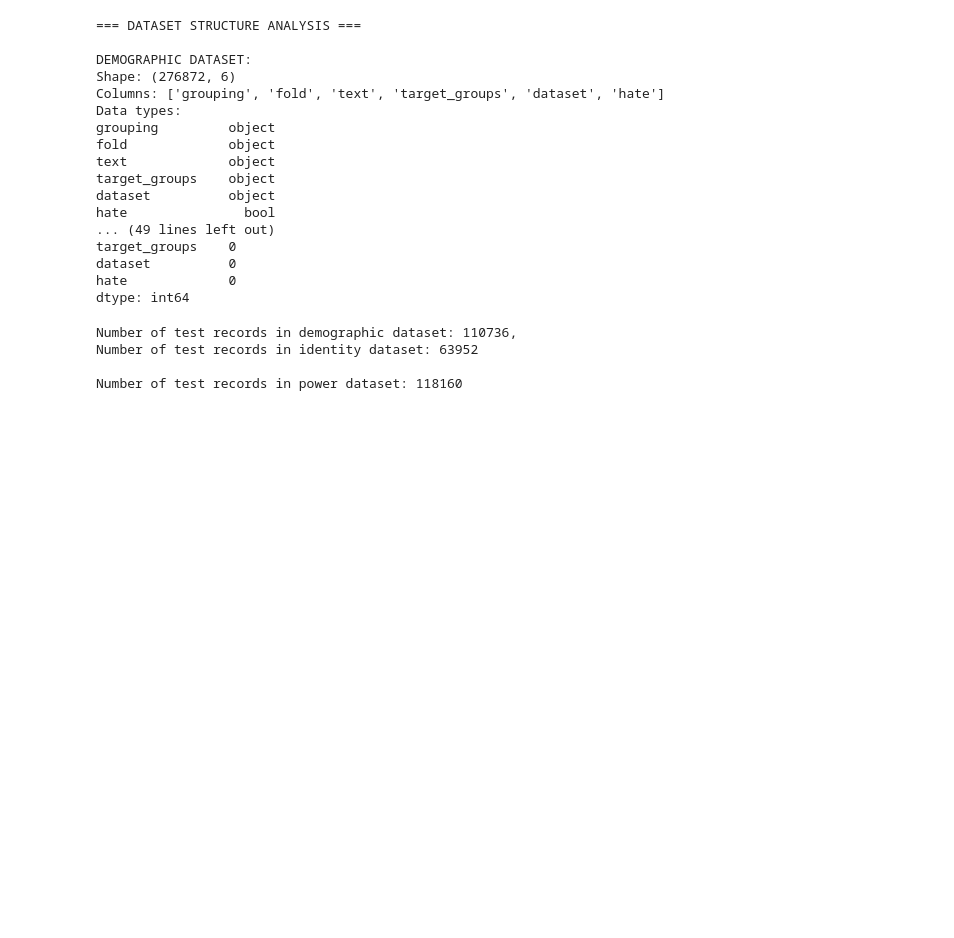
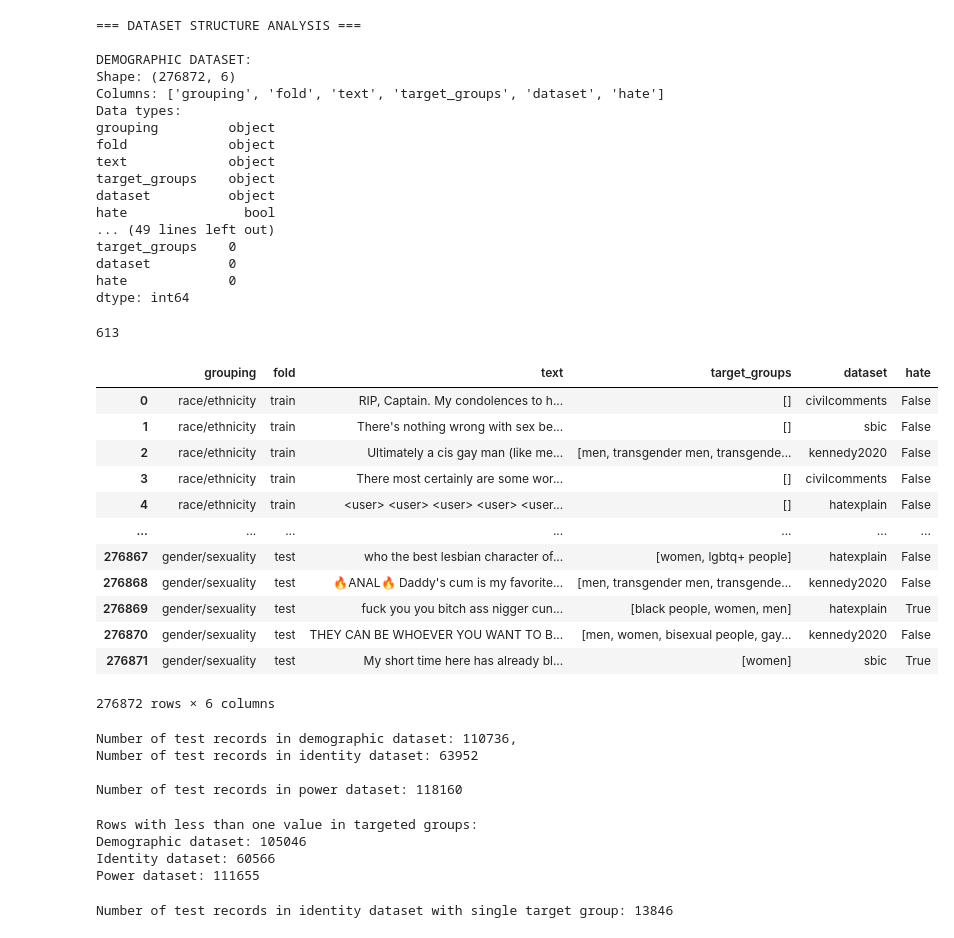
Before and after one commit to Stefano-Civelli/persona-content-moderation, a Jupyter notebook: src/notebooks/0_data_profiling.ipynb, the cells around one changed output. Saved outputs shown, nothing was run; the diff lists cells and outputs as text; code cells hidden in the pictures; blank space fills up the shorter version.

```diff
--- a/src/notebooks/0_data_profiling.ipynb
+++ b/src/notebooks/0_data_profiling.ipynb
@@ -91 +104,21 @@ dtype: int64
+# %%
+count_tokens(longest_identity_text, llama_tokenizer)
+# %% [output]
+613
+# %%
+df_demo
+# %% [output]
+|  | grouping | fold | text | target_groups | dataset | hate |
+| 0 | race/ethnicity | train | RIP, Captain. My condolences to h... | [] | civilcomments | False |
+| 1 | race/ethnicity | train | There's nothing wrong with sex be... | [] | sbic | False |
+| 2 | race/ethnicity | train | Ultimately a cis gay man (like me... | [men, transgender men, transgende... | kennedy2020 | False |
+| 3 | race/ethnicity | train | There most certainly are some wor... | [] | civilcomments | False |
+| 4 | race/ethnicity | train | <user> <user> <user> <user> <user... | [] | hatexplain | False |
+| ... | ... | ... | ... | ... | ... | ... |
+| 276867 | gender/sexuality | test | who the best lesbian character of... | [women, lgbtq+ people] | hatexplain | False |
+| 276868 | gender/sexuality | test | 🔥ANAL🔥 Daddy's cum is my favorite... | [men, transgender men, transgende... | kennedy2020 | False |
+| 276869 | gender/sexuality | test | fuck you you bitch ass nigger cun... | [black people, women, men] | hatexplain | True |
+| 276870 | gender/sexuality | test | THEY CAN BE WHOEVER YOU WANT TO B... | [men, women, bisexual people, gay... | kennedy2020 | False |
+| 276871 | gender/sexuality | test | My short time here has already bl... | [women] | sbic | True |
+276872 rows × 6 columns
 # %%
@@ -97,3 +134,19 @@ Number of test records in demographic dataset: 110736,
 Number of test records in identity dataset: 63952
 
 Number of test records in power dataset: 118160
+# %%
+# number of rows with only less than one value in targeted groups
+print("\nRows with less than one value in targeted groups:")
+print("Demographic dataset:", df_demo[df_demo['target_groups'].apply(lambda x: len(x) < 1)].shape[0])
+print("Identity dataset:", df_identity[(df_identity['target_groups'].apply(lambda x: len(x) < 1))].shape[0])
+print("Power dataset:", df_power[df_power['target_groups'].apply(lambda x: len(x) < 1)].shape[0])
+# %% [output]
+Rows with less than one value in targeted groups:
+Demographic dataset: 105046
+Identity dataset: 60566
+Power dataset: 111655
+# %%
+df_identity_test_singleTarget = df_identity_test[df_identity_test['target_groups'].apply(lambda x: len(x) == 1)]
+print(f'Number of test records in identity dataset with single target group: {len(df_identity_test_singleTarget)}\n')
+# %% [output]
+Number of test records in identity dataset with single target group: 13846
```
Also changed, not shown: parts of 14 cells of this notebook, 10 other files.
